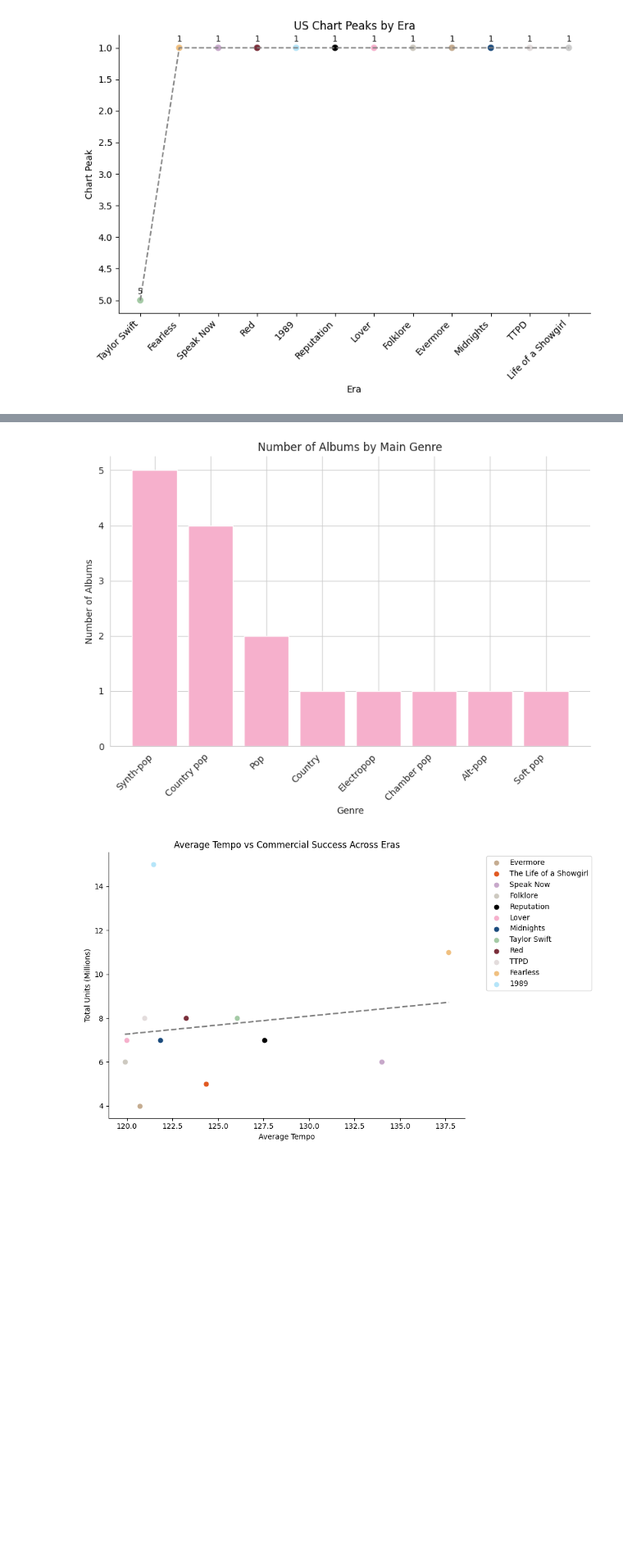
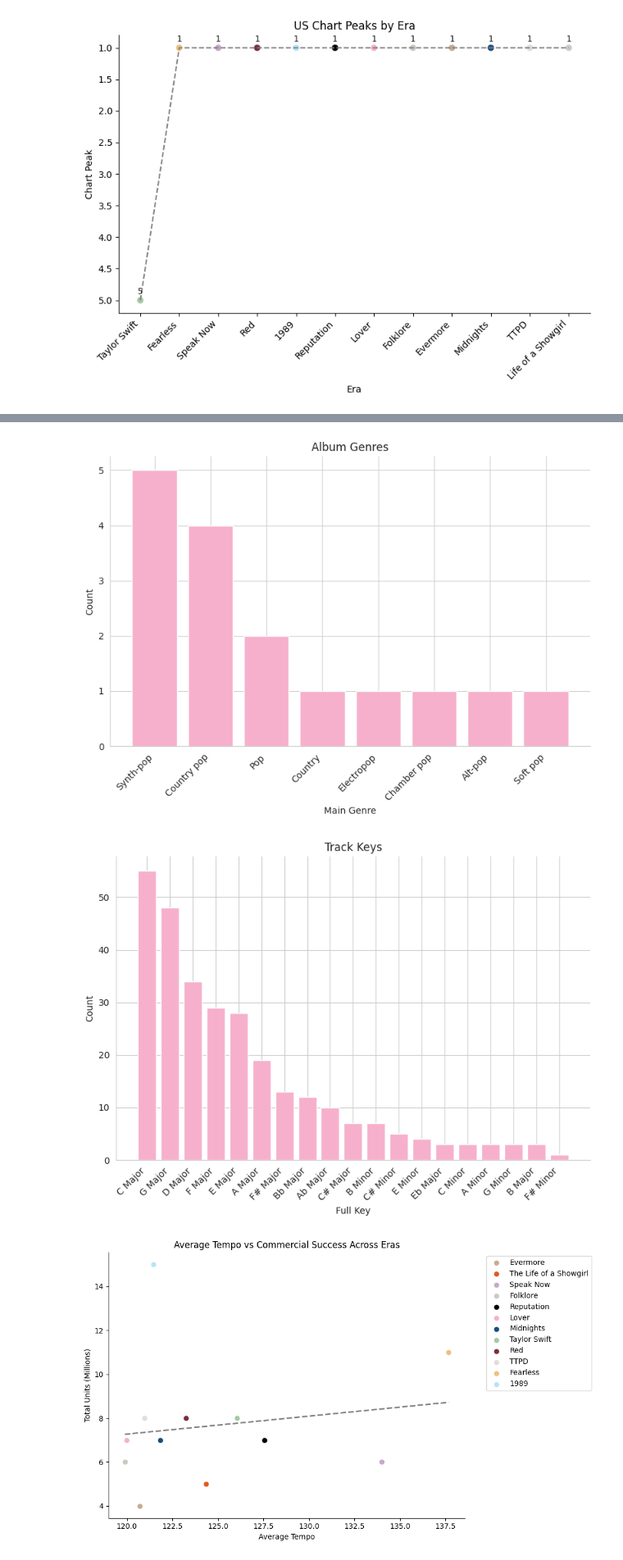
Before and after one commit to haskinse/bee2041_empirical_project, a Jupyter notebook: source_code/04_analysis.ipynb, the cells around one changed output, grey strips where cells are left out. Shown at 82% size. Cells and saved outputs as stored; diff of their text form; code cells hidden in the pictures; blank space fills up the shorter version.

```diff
--- a/source_code/04_analysis.ipynb
+++ b/source_code/04_analysis.ipynb
@@ -199,31 +176,42 @@ plot_commercial_success("page_length", "0", "Wikipedia Page Length", "page_lengt
 # %%
-conn = sqlite3.connect(f"{project_path}/data/clean/taylor_swift.db") # make a connection to SQLite database
+def plot_category_counts(column, table, title, figure_name): # plot counts of a categorical variable
 
-album_genres = pd.read_sql("""
-SELECT album_name, main_genre
-FROM albums
-""", conn)
+  conn = sqlite3.connect(f"{project_path}/data/clean/taylor_swift.db") # make a connection to SQLite database
 
-# count how many albums fall into each main genre
-genre_counts = album_genres["main_genre"].value_counts()
+  # retrieve the relevant column from the chosen table
+  data = pd.read_sql(f"""
+  SELECT {column}
+  FROM {table}
+  """, conn)
 
-plt.figure(figsize = (8, 6)) # create a bar chart
+  # count how many observations fall into each category
+  counts = data[column].value_counts()
 
-plt.bar(genre_counts.index, genre_counts.values, color = "#f6b0cc") # plot number of albums in each genre
+  plt.figure(figsize = (8, 6)) # create a bar chart
 
-plt.xticks(rotation = 45, ha = "right") # rotate labels for readability
-plt.xlabel("Genre") # label x axis
-plt.ylabel("Number of Albums") # label y axis
-plt.title("Number of Albums by Main Genre") # label title
+  plt.bar(counts.index, counts.values, color = "#f6b0cc") # plot number of observations in each category
 
-plt.gca().spines["top"].set_visible(False) # remove top border
-plt.gca().spines["right"].set_visible(False) # remove right border
+  plt.xticks(rotation = 45, ha = "right") # rotate labels for readability
 
-plt.savefig(f"{project_path}/output/figures/album_genres/genre_bar.png", dpi = 300, bbox_inches = "tight") # save figure to drive
-plt.tight_layout()
-plt.show() # display chart
+  # label chart axes and title
+  plt.xlabel(column.replace("_", " ").title())
+  plt.ylabel("Count")
+  plt.title(title)
 
-conn.close()
+  # remove unnecessary borders
+  plt.gca().spines["top"].set_visible(False)
+  plt.gca().spines["right"].set_visible(False)
+
+  plt.savefig(f"{project_path}/output/figures/{figure_name}.png", dpi = 300, bbox_inches = "tight") # save figure to drive
+
+  plt.tight_layout()
+  plt.show() # display chart
+
+  conn.close() # close database connection
-# %% [output]
-[figure, removed]
+# %%
+plot_category_counts("main_genre", "albums", "Album Genres", "album_genres") # plot the genres
+plot_category_counts("full_key", "tracks", "Track Keys", "track_keys") # plot the genres
+# %% [output]
+[figure, added]
+[figure, added]
 # %%
```
Also changed, not shown: parts of 10 cells of this notebook.
